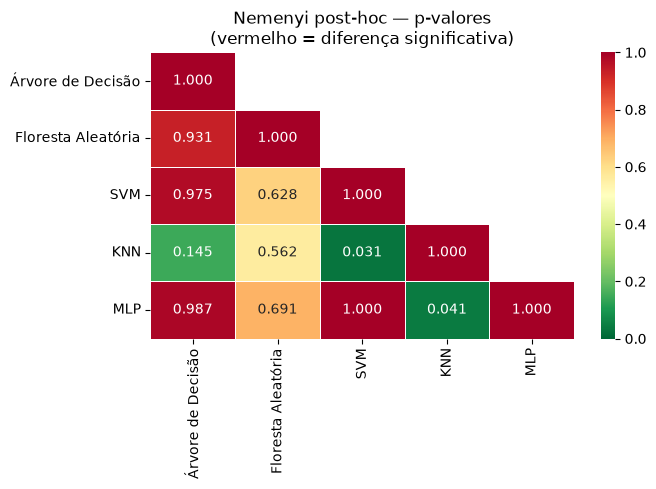
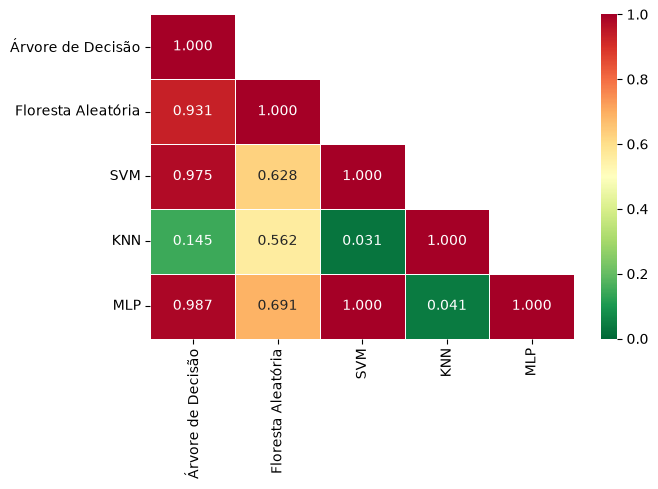
Unified diff of the notebook cell whose output changed from the first chart to the second:
--- before
+++ after
@@ -12,5 +12,4 @@
                     cmap='RdYlGn_r', vmin=0, vmax=1, linewidths=0.5, ax=ax,
                     xticklabels=model_names, yticklabels=model_names)
-        ax.set_title('Nemenyi post-hoc — p-valores\n(vermelho = diferença significativa)')
         plt.tight_layout()
         plt.savefig(FIGURES_DIR / 'nemenyi_heatmap.png', dpi=150, bbox_inches='tight')

Commit: refactor: separa matrizes de confusão em imagens individuais e remove títulos das figuras